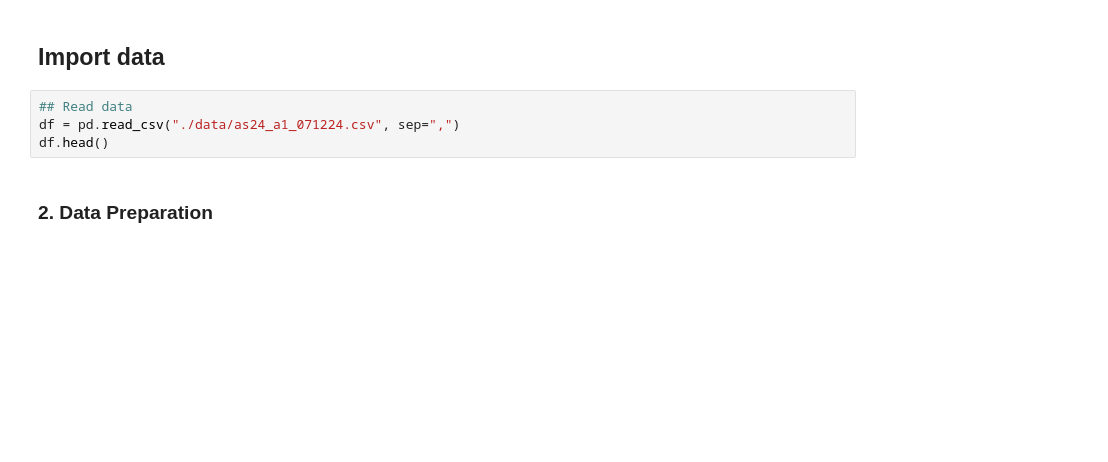
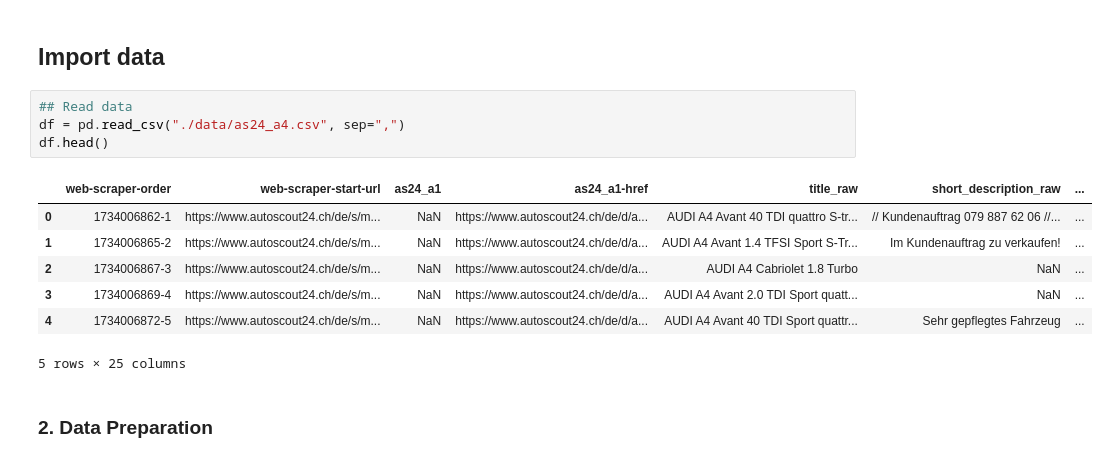
Before and after one commit to Etterpau/project_arm_autoscout_audia1, a Jupyter notebook: Jupyter_Notebook.ipynb, the cells around one changed output. Saved outputs shown, nothing was run; the diff lists cells and outputs as text; blank space fills up the shorter version.

```diff
--- a/Jupyter_Notebook.ipynb
+++ b/Jupyter_Notebook.ipynb
@@ -18,8 +22,16 @@ print(os.getcwd())
 ## Import data
 # %%
 ## Read data
-df = pd.read_csv("./data/as24_a1_071224.csv", sep=",")
+df = pd.read_csv("./data/as24_a4.csv", sep=",")
 df.head()
+# %% [output]
+|  | web-scraper-order | web-scraper-start-url | as24_a1 | as24_a1-href | title_raw | short_description_raw | ... |
+| 0 | 1734006862-1 | https://www.autoscout24.ch/de/s/m... | NaN | https://www.autoscout24.ch/de/d/a... | AUDI A4 Avant 40 TDI quattro S-tr... | // Kundenauftrag 079 887 62 06 //... | ... |
+| 1 | 1734006865-2 | https://www.autoscout24.ch/de/s/m... | NaN | https://www.autoscout24.ch/de/d/a... | AUDI A4 Avant 1.4 TFSI Sport S-Tr... | Im Kundenauftrag zu verkaufen! | ... |
+| 2 | 1734006867-3 | https://www.autoscout24.ch/de/s/m... | NaN | https://www.autoscout24.ch/de/d/a... | AUDI A4 Cabriolet 1.8 Turbo | NaN | ... |
+| 3 | 1734006869-4 | https://www.autoscout24.ch/de/s/m... | NaN | https://www.autoscout24.ch/de/d/a... | AUDI A4 Avant 2.0 TDI Sport quatt... | NaN | ... |
+| 4 | 1734006872-5 | https://www.autoscout24.ch/de/s/m... | NaN | https://www.autoscout24.ch/de/d/a... | AUDI A4 Avant 40 TDI Sport quattr... | Sehr gepflegtes Fahrzeug | ... |
+5 rows × 25 columns
 # %% [markdown]
 ### 2. Data Preparation
 # %% [markdown]
```
Also changed, not shown: parts of 11 cells of this notebook, 1 other file.
